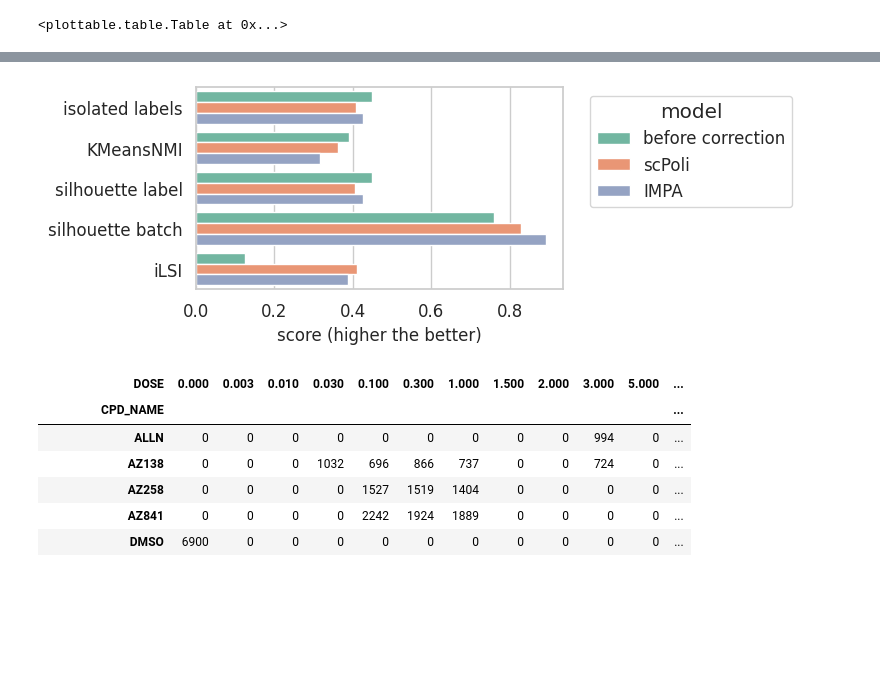
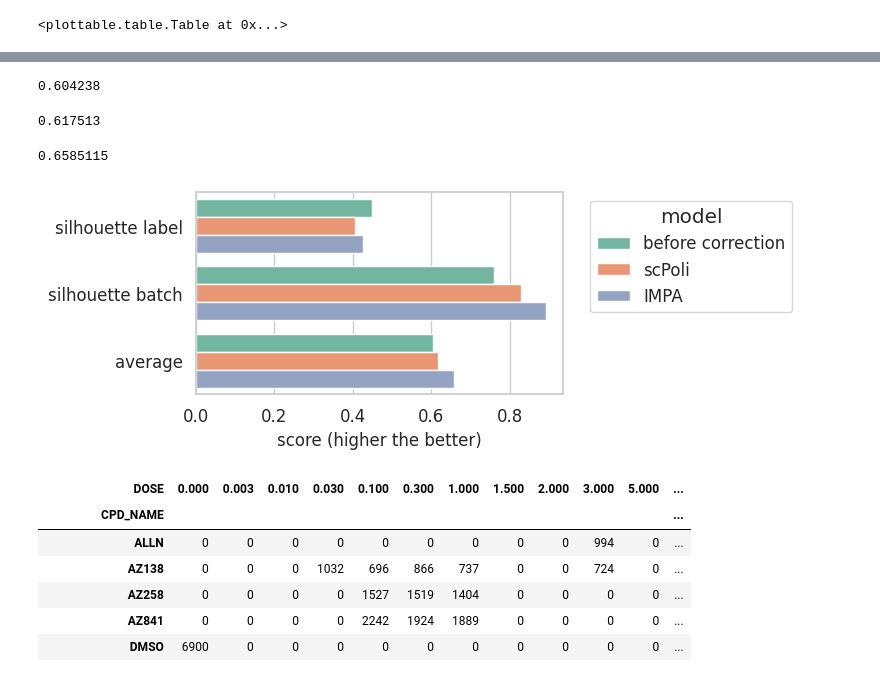
Before and after one commit to theislab/IMPA, a Jupyter notebook: notebooks/cpg0000/dino_featurization_rxrx1.ipynb, the cells around one changed output, grey strips where cells are left out. Cells and saved outputs as stored; diff of their text form; code cells hidden in the pictures; blank space fills up the shorter version.

```diff
--- a/notebooks/cpg0000/dino_featurization_rxrx1.ipynb
+++ b/notebooks/cpg0000/dino_featurization_rxrx1.ipynb
@@ -470,21 +472,24 @@ df
 | IMPA-Integrated | 0.425507 | 0.116577 | 0.002138 | 0.316319 | 0.003225 | 0.424941 | 0.989838 | ... |
 | scPoli-Integrated | 0.407295 | 0.158291 | 0.003557 | 0.362737 | 0.008332 | 0.405888 | 0.990945 | ... |
 | Metric Type | Bio conservation | Bio conservation | Bio conservation | Bio conservation | Bio conservation | Bio conservation | Bio conservation | ... |
+# %%
+(0.449383 + 0.759093)/2
+# %% [output]
+0.604238
+# %%
+(0.407295 + 0.827731)/2
+# %% [output]
+0.617513
+# %%
+(0.425507 + 0.891516)/2
+# %% [output]
+0.6585115
 # %%
 import seaborn as sns
 import matplotlib.pyplot as plt
 import pandas as pd
 
 # Data from the table
-data = {
-    'model': ['before correction', 'scPoli', 'IMPA'],
-    'isolated labels': [0.449383, 0.407295, 0.425507],
-    'KMeansNMI': [0.390699, 0.362737, 0.316319],
-    'silhouette label': [0.448549,0.405888, 0.424941],
-    'silhouette batch': [0.759093, 0.827731, 0.891516],
-    'iLSI': [0.126182, 0.411042, 0.388609],
-    }
-
 # data = {
 #     'model': ['before correction', 'scPoli', 'IMPA'],
 #     'isolated labels': [0.449383, 0.407295, 0.425507],
@@ -492,39 +497,47 @@ data = {
 #     'silhouette label': [0.448549,0.405888, 0.424941],
 #     'silhouette batch': [0.759093, 0.827731, 0.891516],
 #     'iLSI': [0.126182, 0.411042, 0.388609],
+#     'average': [0.43478, 0.4829, 0.4893]
 #     }
+
+data = {
+    'model': ['before correction', 'scPoli', 'IMPA'],
+    'silhouette label': [0.448549,0.405888, 0.424941],
+    'silhouette batch': [0.759093, 0.827731, 0.891516],
+    'average': [0.604238, 0.617513, 0.6585115],
+    }
 
 
 # Convert data to DataFrame
 df = pd.DataFrame(data)
 
 # Melt the DataFrame to plot with Seaborn
 df_melted = pd.melt(df, id_vars=['model'], var_name='Metric', value_name='Score')
 
 # Set aesthetic parameters
 sns.set(style='whitegrid', font_scale=1.2)
 
 # Plotting with Seaborn - Horizontal Point plot (Swarm plot)
 plt.figure(figsize=(8, 3))
 palette = sns.color_palette("Set2")  # Choose a suitable color palette
 # sns.stripplot(data=df_melted, y='Metric', x='Score', hue='model', palette=palette, dodge=False, jitter=True, size=14)  # Increase size here
 sns.barplot(data=df_melted, y='Metric', x='Score', hue='model', palette=palette)  # Increase size here
 plt.title('', fontsize=12)
 plt.xlabel('score (higher the better)', fontsize=12)
 plt.ylabel('', fontsize=12)
 
 plt.xticks(fontsize=12)
 plt.yticks(fontsize=12)
 
 # Place legend outside the plot
 plt.legend(title='model', fontsize=12, bbox_to_anchor=(1.05, 1), loc='upper left')
 
 plt.tight_layout()  # Adjust layout to prevent clipping of labels
 plt.savefig('/home/icb/alessandro.palma/environment/IMPA/IMPA/notebooks/cpg0000/plots/scib_metrics.svg',
            dpi=300, bbox_inches='tight', format='svg')
 plt.show()
 # %% [output]
-[figure, old version]
+[figure, new version]
 # %%
 df = pd.read_csv("/home/icb/alessandro.palma/environment/IMPA/IMPA/project_folder/datasets/bbbc021_all/metadata/bbbc021_df_all.csv")
 # %%
```
Also changed, not shown: parts of 1 cell of this notebook, 1 other file.
